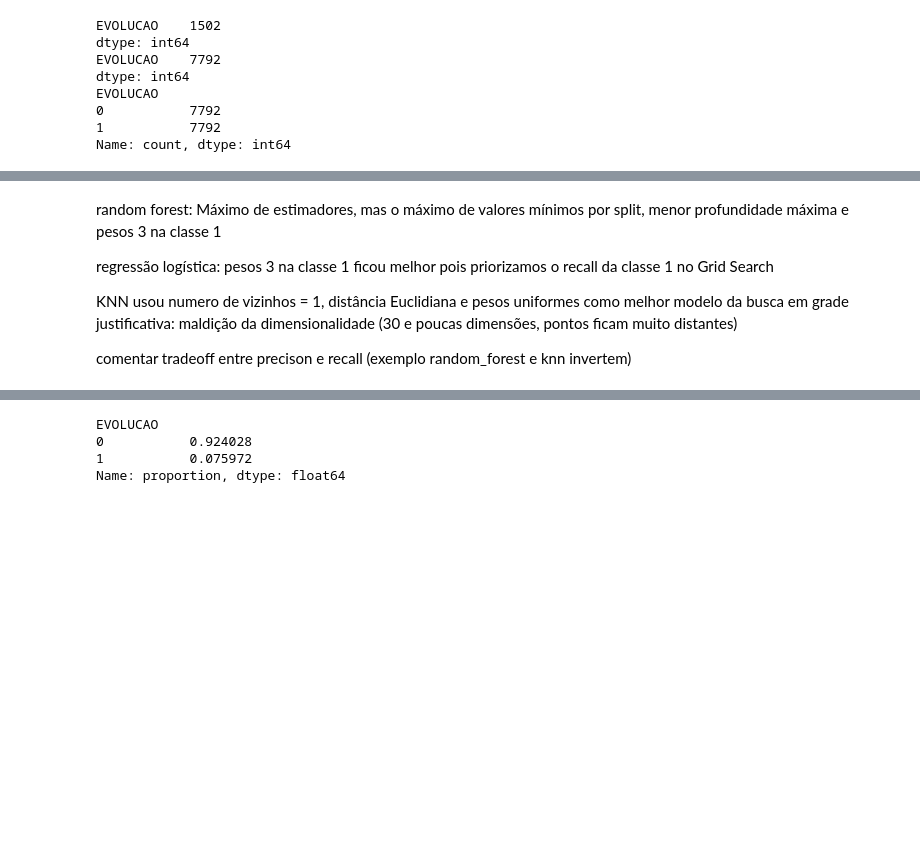
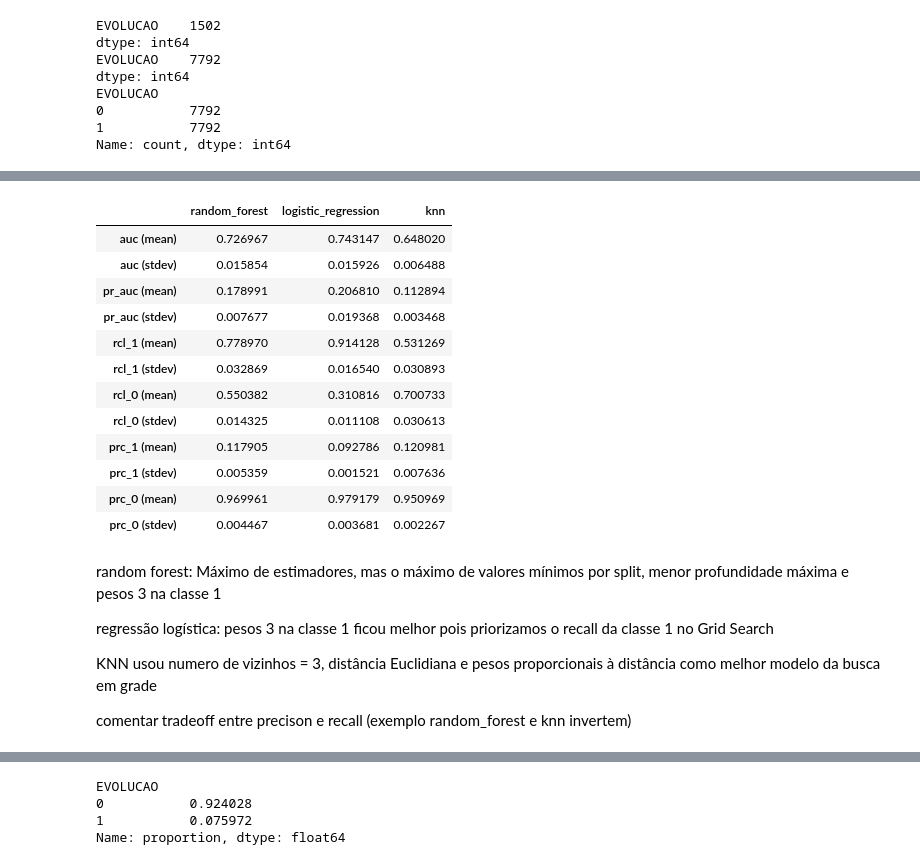
Before and after one commit to PietroGolfeto/DataSUS-Chikungunya-ML, a Jupyter notebook: data-training/training.ipynb, the cells around one changed output, grey strips where cells are left out. Drawn from its saved outputs; the diff is of its cells as text; code cells hidden in the pictures; blank space fills up the shorter version.

Commit message:
Fix cross-validation, remove validation dataset balancing during CV

```diff
--- a/data-training/training.ipynb
+++ b/data-training/training.ipynb
@@ -308,9 +313,15 @@ def evaluate_cv(X_train, y_train):
         X_train_fold, X_val_fold = X_train.iloc[train_idx], X_train.iloc[val_idx]
         y_train_fold, y_val_fold = y_train.iloc[train_idx], y_train.iloc[val_idx]
 
+
+        # RESAMPLE ONLY THE TRAINING FOLDS
+        X_train_fold_res, y_train_fold_res = resample_pipe.fit_resample(
+            X_train_fold, y_train_fold
+        )
+
         # Iterate through each algorithm (each wrapped with GridSearchCV)
         for algorithm, clf in algorithms.items():
-            clf.fit(X_train_fold, y_train_fold)
+            clf.fit(X_train_fold_res, y_train_fold_res)        # ← use resampled data
 
             # Save best hyperparameters and the best score from grid-search for this fold
             best_params_all[algorithm].append(clf.best_params_)
@@ -366,6 +377,30 @@ def evaluate_cv(X_train, y_train):
         for i, (params, score) in enumerate(zip(best_params_all[alg], best_scores_all[alg])):
             print(f"  Fold {i+1}: {params} | GridSearchCV best score: {score:.4f}")
 
+    """
+    Without the refit: After cross-validation finishes, each GridSearchCV object is last fitted on only the 4 folds used in the final CV iteration. That leaves 20 % of your training data (the fold that happened to be “validation” in that iteration) completely unseen by the model you later evaluate on X_test.
+    With the refit: You immediately train a fresh model—using the same best hyper-parameters found during CV—on the entire training set (after SMOTE + undersampling). This guarantees:
+    • the test-set assessment uses a model that has seen all training data;
+    • you do not leak any test information, because the test set is still untouched.
+
+    In short, the refit gives you the best of both worlds:
+
+    Honest model selection – hyper-parameters were chosen inside the CV loop where the validation fold was always kept separate.
+
+    Maximum data usage – once hyper-parameters are fixed, the final estimator is trained on every available training sample, leading to a more stable model and typically better generalization.
+
+    If you forget this step, test_model() will still run, but each best_estimator_ will have been trained on just 80 % of the training data, leaving useful information on the table.
+    """
+
+    # Re-sample the *entire* training set once
+    X_full_res, y_full_res = resample_pipe.fit_resample(X_train, y_train)
+
+    # Re-fit every GridSearchCV with its best hyper-params
+    # so that algorithms[name].best_estimator_ is trained on
+    # *all* available (and resampled) data
+    for gs in algorithms.values():
+        gs.fit(X_full_res, y_full_res)
+
     # Record the end time and print total time taken
     end_time = time.time()
     total_time = end_time - start_time
@@ -375,7 +410,7 @@ def evaluate_cv(X_train, y_train):
     # display(df)
     return df
 # %%
-evaluate_cv(X_train_balanced, y_train_balanced)
+cv_results = evaluate_cv(X_train, y_train)
 # %% [output]
 Best hyperparameters (per fold) and corresponding internal grid-search scores:
 
@@ -410,10 +433,25 @@ Total time taken to run cross-validation: 322.97 seconds
+# %%
+cv_results
+# %% [output]
+|  | random_forest | logistic_regression | knn |
+| auc (mean) | 0.726967 | 0.743147 | 0.648020 |
+| auc (stdev) | 0.015854 | 0.015926 | 0.006488 |
+| pr_auc (mean) | 0.178991 | 0.206810 | 0.112894 |
+| pr_auc (stdev) | 0.007677 | 0.019368 | 0.003468 |
+| rcl_1 (mean) | 0.778970 | 0.914128 | 0.531269 |
+| rcl_1 (stdev) | 0.032869 | 0.016540 | 0.030893 |
+| rcl_0 (mean) | 0.550382 | 0.310816 | 0.700733 |
+| rcl_0 (stdev) | 0.014325 | 0.011108 | 0.030613 |
+| prc_1 (mean) | 0.117905 | 0.092786 | 0.120981 |
+| prc_1 (stdev) | 0.005359 | 0.001521 | 0.007636 |
+| prc_0 (mean) | 0.969961 | 0.979179 | 0.950969 |
+| prc_0 (stdev) | 0.004467 | 0.003681 | 0.002267 |
 # %% [markdown]
 random forest: Máximo de estimadores, mas o máximo de valores mínimos por split, menor profundidade máxima e pesos 3 na classe 1
 
 regressão logística: pesos 3 na classe 1 ficou melhor pois priorizamos o recall da classe 1 no Grid Search
 
-KNN usou numero de vizinhos = 1, distância Euclidiana e pesos uniformes como melhor modelo da busca em grade
-justificativa: maldição da dimensionalidade (30 e poucas dimensões, pontos ficam muito distantes)
+KNN usou numero de vizinhos = 3, distância Euclidiana e pesos proporcionais à distância como melhor modelo da busca em grade
 
 comentar tradeoff entre precison e recall (exemplo random_forest e knn invertem)
 # %%
```
Also changed, not shown: parts of 6 cells of this notebook.
